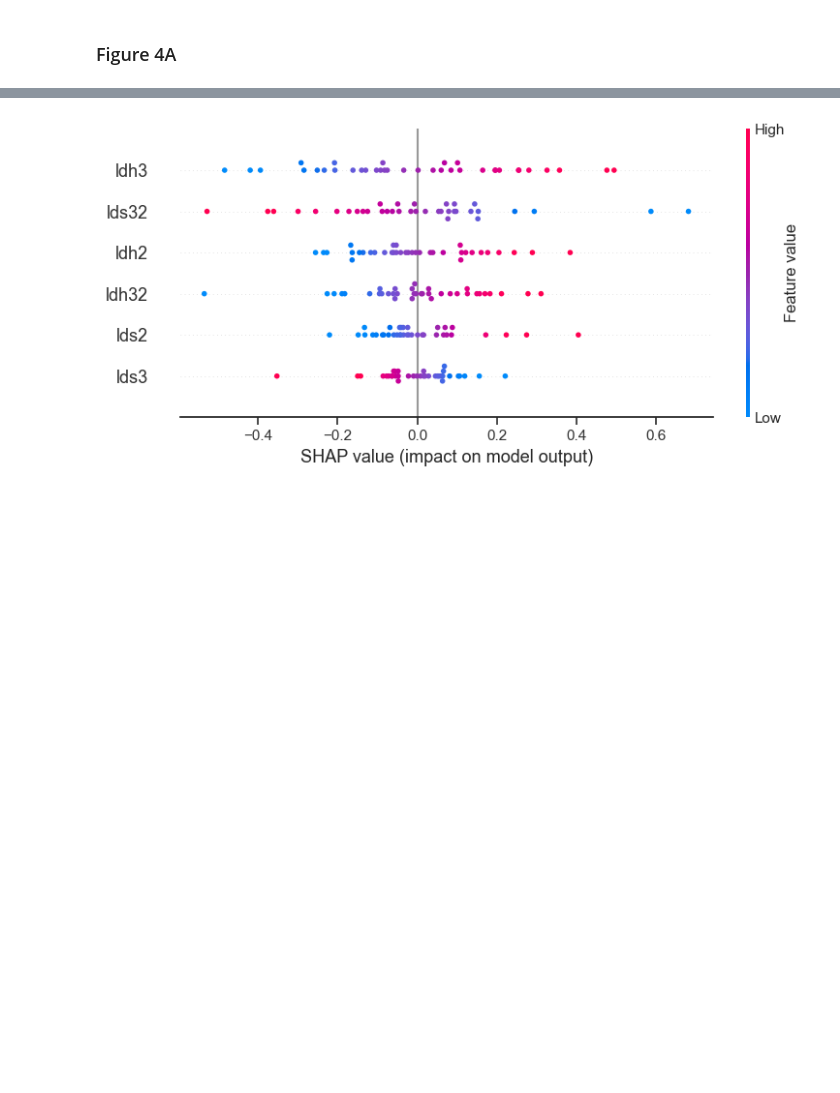
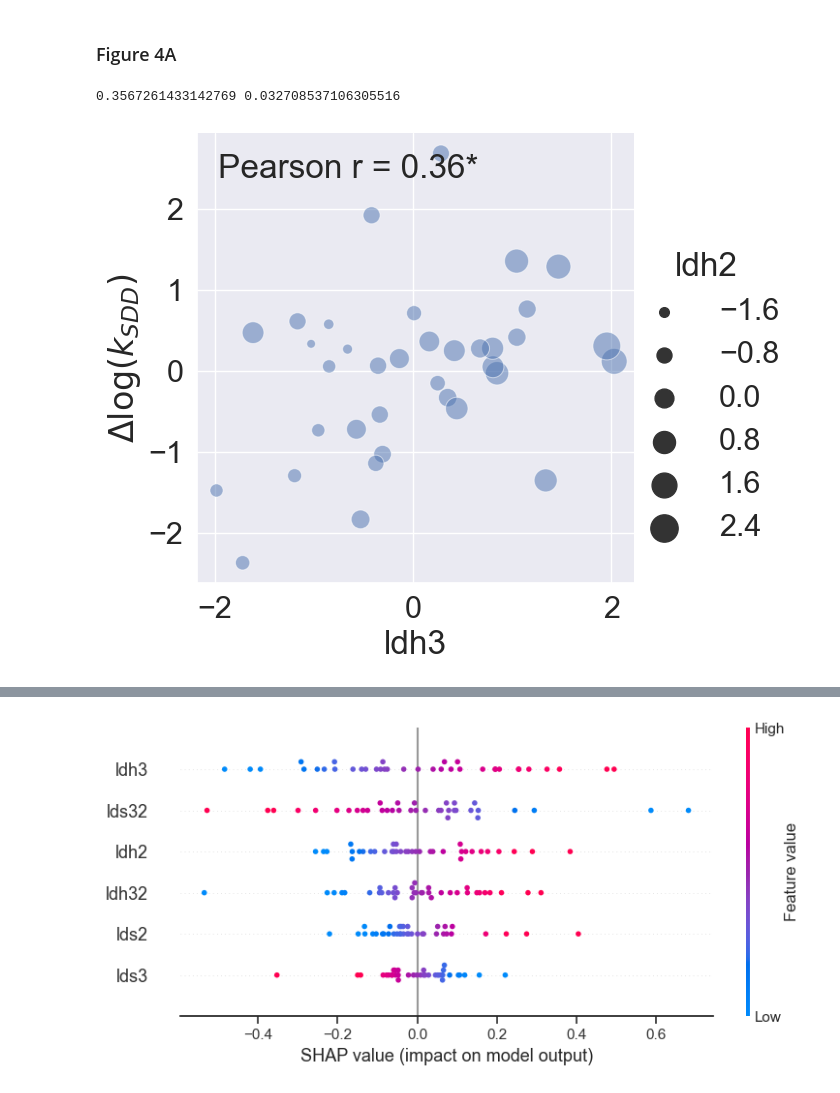
Before and after one commit to erlichlab/gpstress, a Jupyter notebook: src/analysis/master.ipynb, the cells around one changed output, grey strips where cells are left out. Drawn from its saved outputs; the diff is of its cells as text; code cells hidden in the pictures; blank space fills up the shorter version.

Commit message:
figure updates

```diff
--- a/src/analysis/master.ipynb
+++ b/src/analysis/master.ipynb
@@ -218,3 +221,29 @@ scmod_d3kbs_cv.score(X_bs, Y_d3kbs) # 0.07
 0.06663646376018895
 # %% [markdown]
 ### Figure 4A
+# %%
+r, p = sp.stats.pearsonr(x=scdata_ws[scdata_ws.columns[8]], y=scdata_ws[scdata_ws.columns[0]])
+print(r,p)
+# %% [output]
+0.3567261433142769 0.032708537106305516
+# %%
+sns.set(font_scale=2)
+#sns.set_theme(style="darkgrid")
+#cmap = sns.cubehelix_palette(rot=.5, as_cmap=True)
+#cmap = sns.diverging_palette(h_neg = 50, h_pos = 300, as_cmap=True)
+cmap = 'seismic'
+corp = sns.relplot(x="ldh3", y="K_Sd2",
+            #hue="lds32",
+            size="ldh2",
+            sizes=(40, 400), alpha=.5, palette=cmap,
+            height=6, data=scdata_ws)
+ax = plt.gca() # Get a matplotlib's axes instance
+plt.text(.05, .9, "Pearson r = {:.2f}*".format(r), transform=ax.transAxes) #, fontsize='18'
+plt.ylabel(r"$\Delta\log(k_{SDD})$")
+#corp.legend(fontsize = 16)
+#for item in ([ax.title, ax.xaxis.label, ax.yaxis.label] +
+#             ax.get_xticklabels() + ax.get_yticklabels()):
+#    item.set_fontsize(16)
+#corp.savefig('../../figs/corp.pdf', bbox_inches="tight")
+# %% [output]
+[figure, added]
```
Also changed, not shown: parts of 6 cells of this notebook.
